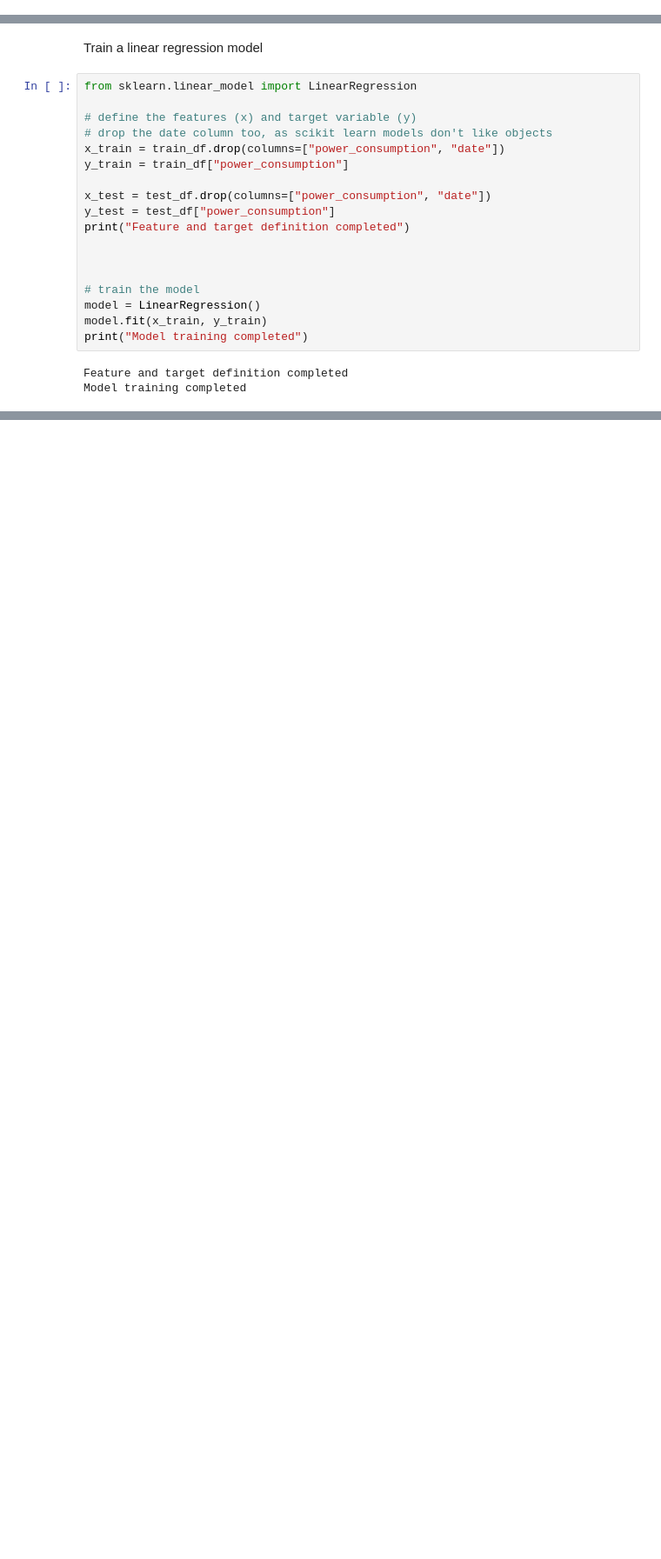
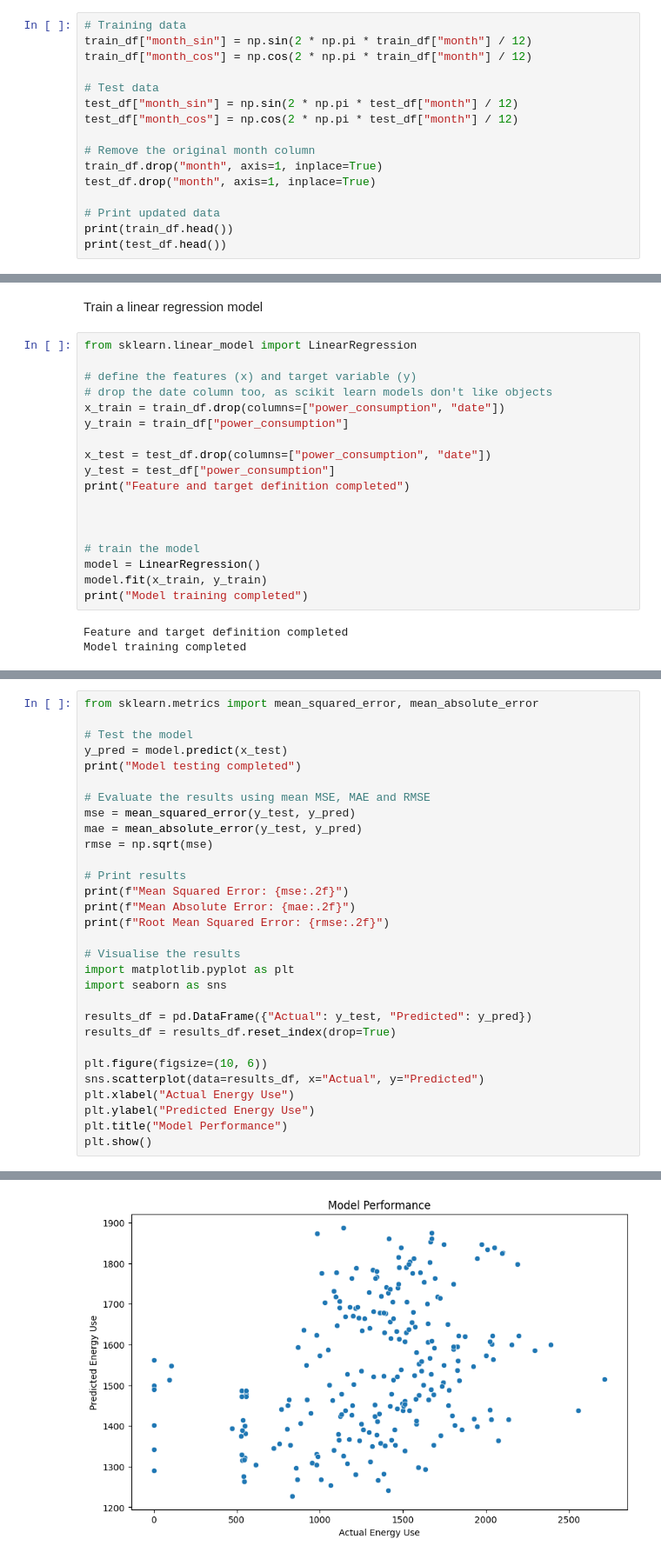
Before and after one commit to danwhitlock/energy_use_prediction, a Jupyter notebook: predictor.ipynb, the cells around one changed output, grey strips where cells are left out. Shown at 87% size. Drawn from its saved outputs; the diff is of its cells as text; blank space fills up the shorter version.

Commit message:
encode month data, test and evaluate model

```diff
--- a/predictor.ipynb
+++ b/predictor.ipynb
@@ -220,0 +223,16 @@ print(test_df.head())
+# %%
+# Training data
+train_df["month_sin"] = np.sin(2 * np.pi * train_df["month"] / 12)
+train_df["month_cos"] = np.cos(2 * np.pi * train_df["month"] / 12)
+
+# Test data
+test_df["month_sin"] = np.sin(2 * np.pi * test_df["month"] / 12)
+test_df["month_cos"] = np.cos(2 * np.pi * test_df["month"] / 12)
+
+# Remove the original month column
+train_df.drop("month", axis=1, inplace=True)
+test_df.drop("month", axis=1, inplace=True)
+
+# Print updated data
+print(train_df.head())
+print(test_df.head())
@@ -243,0 +282,31 @@ Model training completed
+# %%
+from sklearn.metrics import mean_squared_error, mean_absolute_error
+
+# Test the model
+y_pred = model.predict(x_test)
+print("Model testing completed")
+
+# Evaluate the results using mean MSE, MAE and RMSE
+mse = mean_squared_error(y_test, y_pred)
+mae = mean_absolute_error(y_test, y_pred)
+rmse = np.sqrt(mse)
+
+# Print results
+print(f"Mean Squared Error: {mse:.2f}")
+print(f"Mean Absolute Error: {mae:.2f}")
+print(f"Root Mean Squared Error: {rmse:.2f}")
+
+# Visualise the results
+import matplotlib.pyplot as plt
+import seaborn as sns
+
+results_df = pd.DataFrame({"Actual": y_test, "Predicted": y_pred})
+results_df = results_df.reset_index(drop=True)
+
+plt.figure(figsize=(10, 6))
+sns.scatterplot(data=results_df, x="Actual", y="Predicted")
+plt.xlabel("Actual Energy Use")
+plt.ylabel("Predicted Energy Use")
+plt.title("Model Performance")
+plt.show()
+# %% [output]
@@ -243,0 +317 @@ Model training completed
+[figure, added]
```
Also changed, not shown: parts of 4 cells of this notebook.
